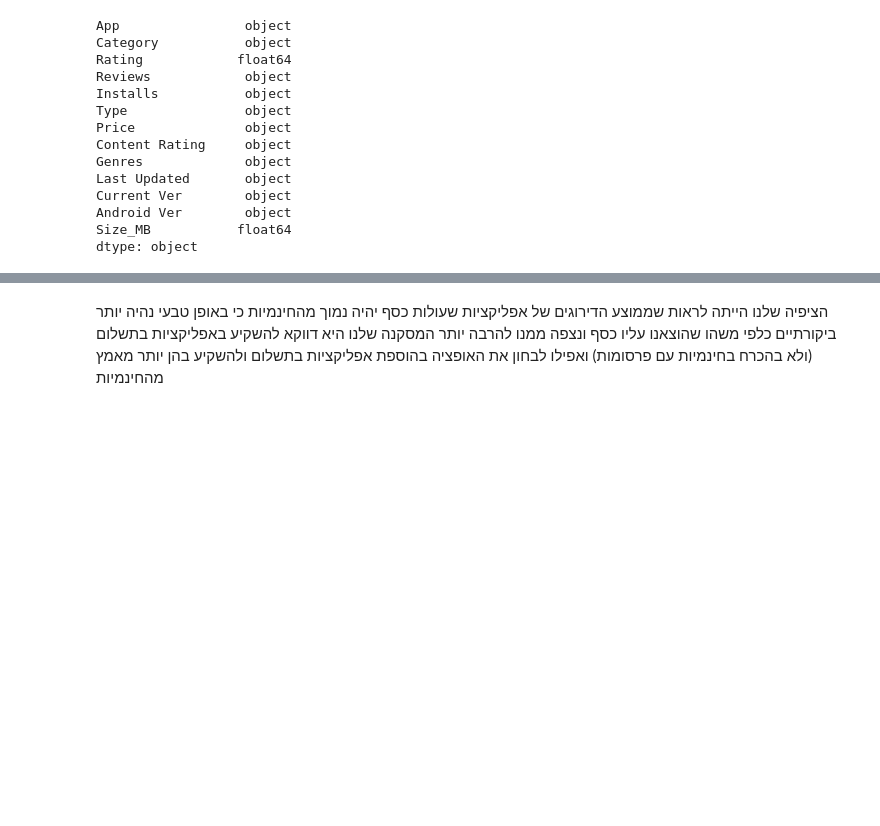
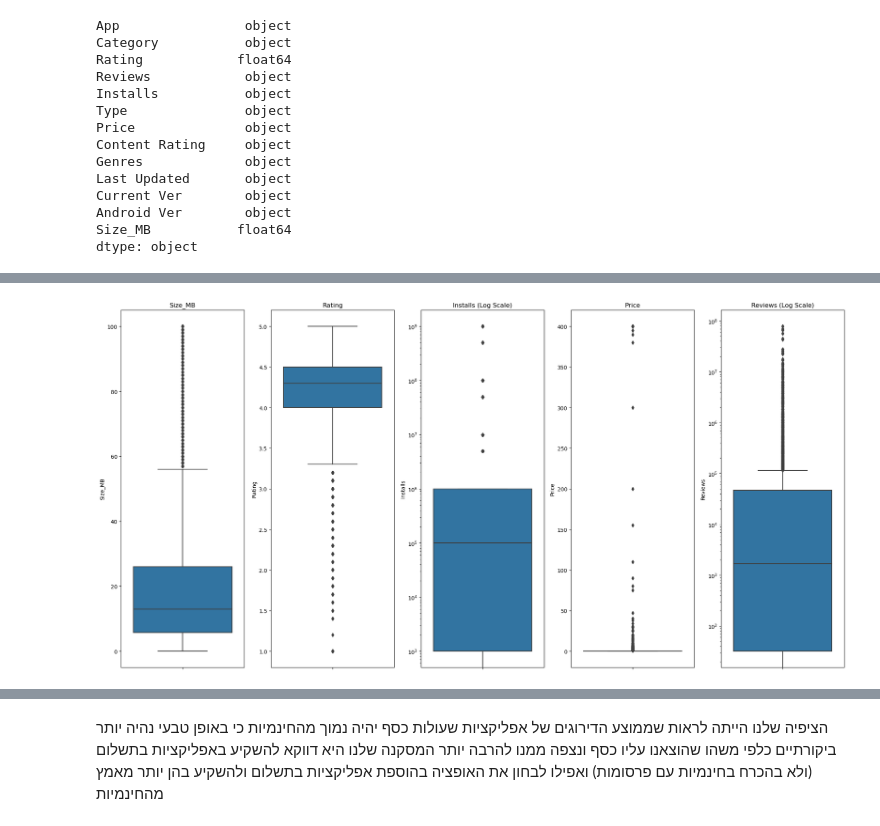
Before and after one commit to Yairvedaniel/project1, a Jupyter notebook: googleplaystoreproject_ogen.ipynb, the cells around one changed output, grey strips where cells are left out. Saved outputs shown, nothing was run; the diff lists cells and outputs as text; code cells hidden in the pictures; blank space fills up the shorter version.

```diff
--- a/googleplaystoreproject_ogen.ipynb
+++ b/googleplaystoreproject_ogen.ipynb
@@ -265,0 +296,30 @@ missing_index_Content_Rating = apps[apps['Content Rating'].isnull()].index
+# %%
+plt.figure(figsize=(20, 10))
+
+# יצירת גרפי Box plot לכל עמודה והצגתן באותה השורה
+plt.subplot(1, 5, 1)
+sns.boxplot(data=apps, y='Size_MB')
+plt.title('Size_MB')
+
+plt.subplot(1, 5, 2)
+sns.boxplot(data=apps, y='Rating')
+plt.title('Rating')
+
+plt.subplot(1, 5, 3)
+sns.boxplot(data=apps, y='Installs')
+plt.yscale('log')
+plt.title('Installs (Log Scale)')
+
+plt.subplot(1, 5, 4)
+sns.boxplot(data=apps, y='Price')
+plt.title('Price')
+
+plt.subplot(1, 5, 5)
+sns.boxplot(data=apps, y='Reviews')
+plt.yscale('log')
+plt.title('Reviews (Log Scale)')
+
+plt.tight_layout()
+plt.show()
+# %% [output]
+[figure, added]
```
Also changed, not shown: parts of 57 cells of this notebook.
